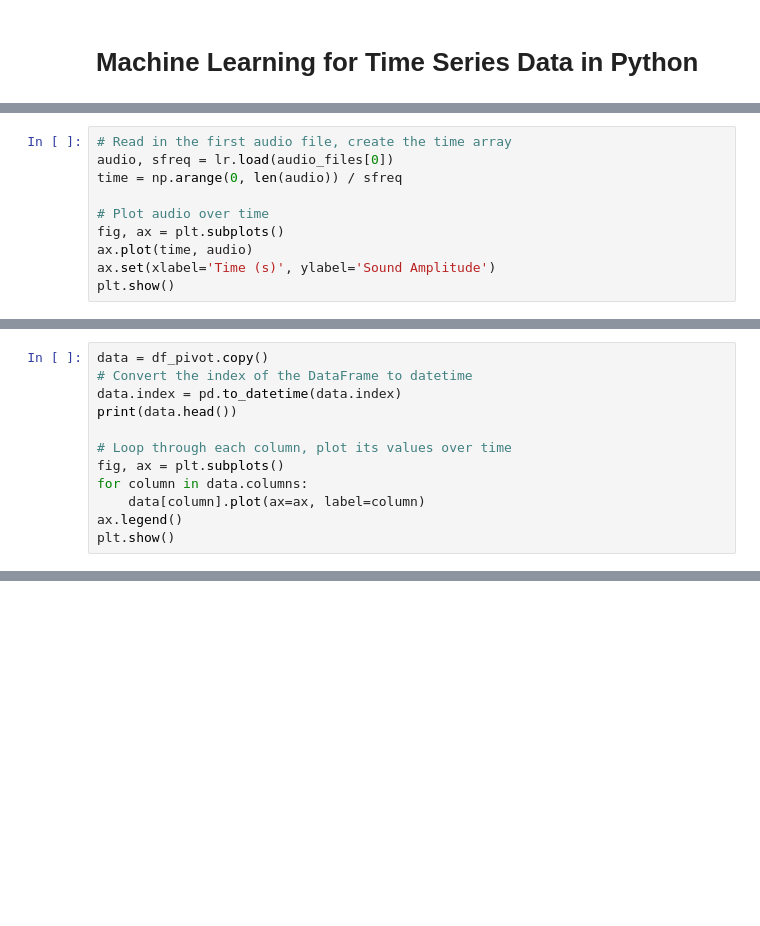
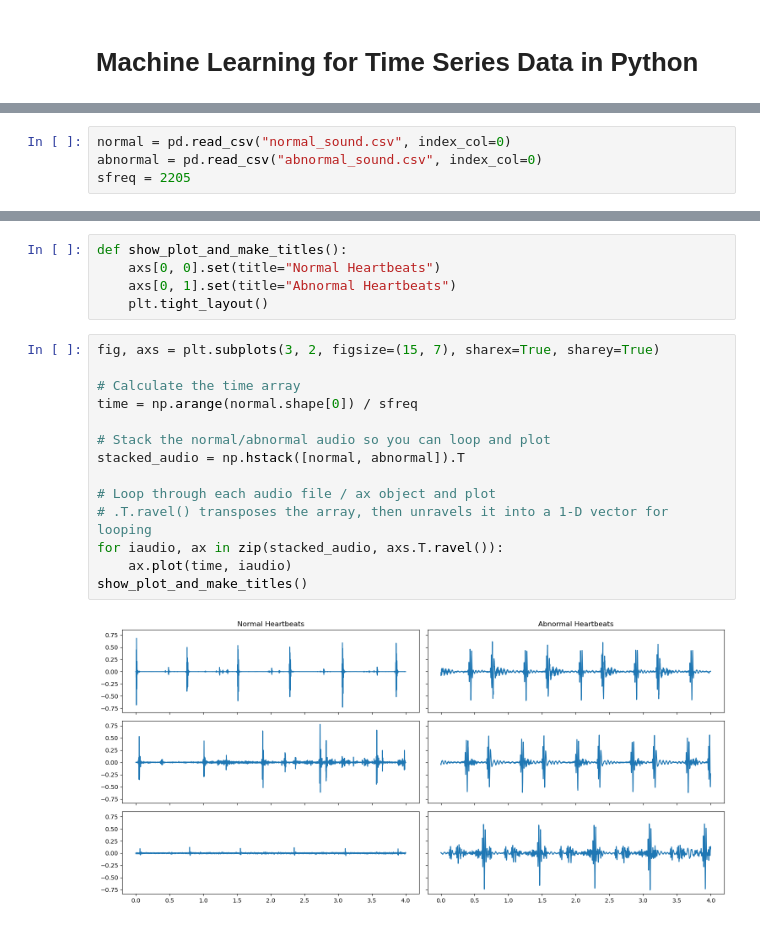
Before and after one commit to rpitchumani/datacamp, a Jupyter notebook: machine-learning-for-time-series-data-in-python/Chapter_2_Machine_Learning_for_Time_Series_Data_in_Python.ipynb, the cells around one changed output, grey strips where cells are left out. Saved outputs shown, nothing was run; the diff lists cells and outputs as text; blank space fills up the shorter version.

```diff
--- a/machine-learning-for-time-series-data-in-python/Chapter_2_Machine_Learning_for_Time_Series_Data_in_Python.ipynb
+++ b/machine-learning-for-time-series-data-in-python/Chapter_2_Machine_Learning_for_Time_Series_Data_in_Python.ipynb
@@ -348,10 +2,0 @@ audio_files
-# %%
-# Read in the first audio file, create the time array
-audio, sfreq = lr.load(audio_files[0])
-time = np.arange(0, len(audio)) / sfreq
-
-# Plot audio over time
-fig, ax = plt.subplots()
-ax.plot(time, audio)
-ax.set(xlabel='Time (s)', ylabel='Sound Amplitude')
-plt.show()
@@ -400,12 +2,0 @@ df_pivot
-# %%
-data = df_pivot.copy()
-# Convert the index of the DataFrame to datetime
-data.index = pd.to_datetime(data.index)
-print(data.head())
-
-# Loop through each column, plot its values over time
-fig, ax = plt.subplots()
-for column in data.columns:
-    data[column].plot(ax=ax, label=column)
-ax.legend()
-plt.show()
@@ -428,0 +18,4 @@ date
+# %%
+normal = pd.read_csv("normal_sound.csv", index_col=0)
+abnormal = pd.read_csv("abnormal_sound.csv", index_col=0)
+sfreq = 2205
@@ -428,0 +56,21 @@ date
+# %%
+def show_plot_and_make_titles():
+    axs[0, 0].set(title="Normal Heartbeats")
+    axs[0, 1].set(title="Abnormal Heartbeats")
+    plt.tight_layout()
+# %%
+fig, axs = plt.subplots(3, 2, figsize=(15, 7), sharex=True, sharey=True)
+
+# Calculate the time array
+time = np.arange(normal.shape[0]) / sfreq
+
+# Stack the normal/abnormal audio so you can loop and plot
+stacked_audio = np.hstack([normal, abnormal]).T
+
+# Loop through each audio file / ax object and plot
+# .T.ravel() transposes the array, then unravels it into a 1-D vector for looping
+for iaudio, ax in zip(stacked_audio, axs.T.ravel()):
+    ax.plot(time, iaudio)
+show_plot_and_make_titles()
+# %% [output]
+[figure, added]
```
Also changed, not shown: parts of 42 cells of this notebook, 46 other files.
